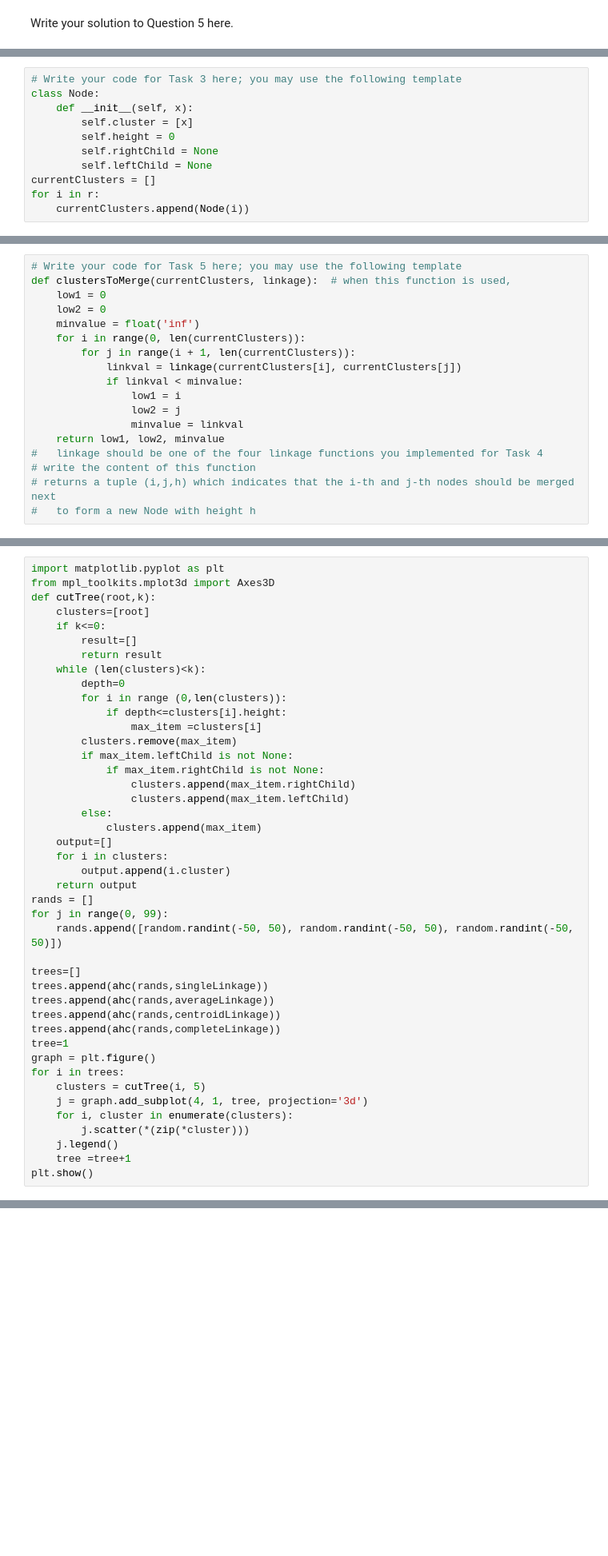
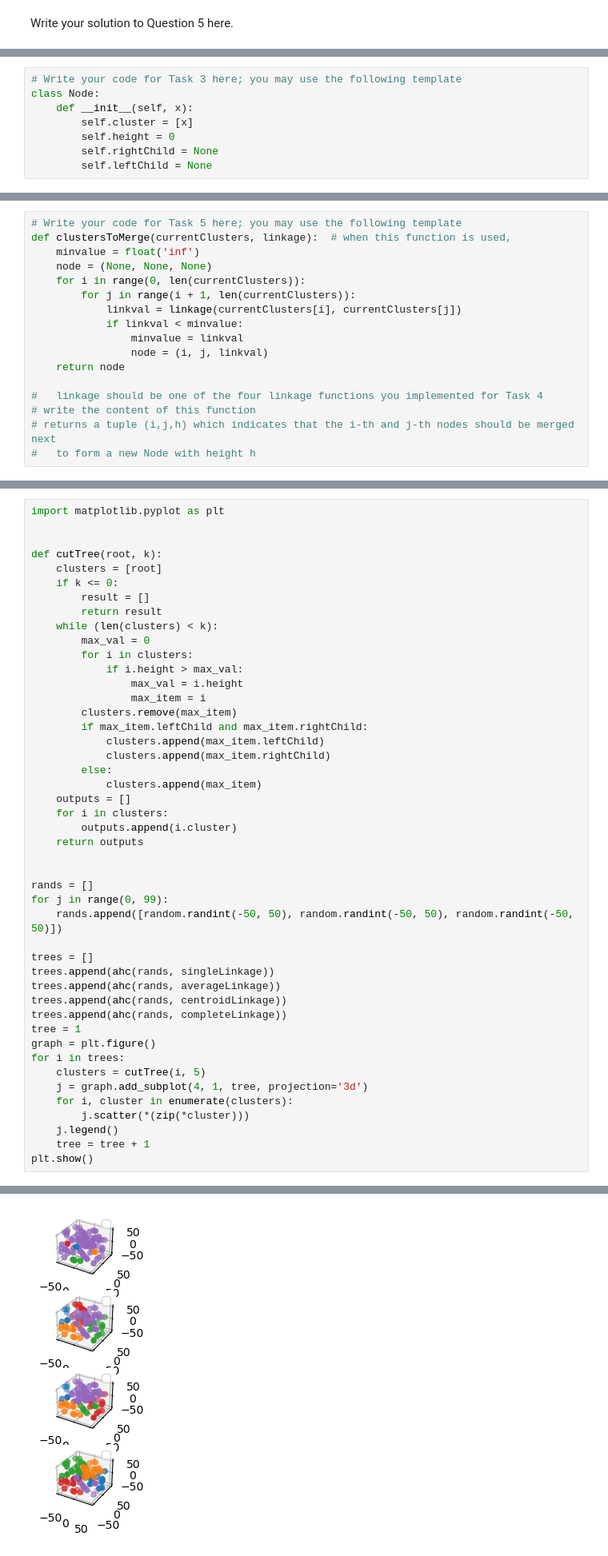
Before and after one commit to hayden000/Agglomerative-Hierarchical-Clustering, a Jupyter notebook: DataAnalysisCW2-2.ipynb, the cells around one changed output, grey strips where cells are left out. Shown at 80% size. Saved outputs shown, nothing was run; the diff lists cells and outputs as text; blank space fills up the shorter version.

```diff
--- a/DataAnalysisCW2-2.ipynb
+++ b/DataAnalysisCW2-2.ipynb
@@ -43,9 +42,6 @@ class Node:
         self.height = 0
         self.rightChild = None
         self.leftChild = None
-currentClusters = []
-for i in r:
-    currentClusters.append(Node(i))
 # %%
 # Write your code for Task 4 here; you may use the following template
 def singleLinkage(node1, node2):
@@ -101,17 +103,16 @@ def centroidLinkage(node1, node2):
 # %%
 # Write your code for Task 5 here; you may use the following template
 def clustersToMerge(currentClusters, linkage):  # when this function is used,
-    low1 = 0
-    low2 = 0
     minvalue = float('inf')
+    node = (None, None, None)
     for i in range(0, len(currentClusters)):
         for j in range(i + 1, len(currentClusters)):
             linkval = linkage(currentClusters[i], currentClusters[j])
             if linkval < minvalue:
-                low1 = i
-                low2 = j
                 minvalue = linkval
-    return low1, low2, minvalue
+                node = (i, j, linkval)
+    return node
+
 #   linkage should be one of the four linkage functions you implemented for Task 4
 # write the content of this function
 # returns a tuple (i,j,h) which indicates that the i-th and j-th nodes should be merged next
@@ -234,37 +144,40 @@ def ahc(observations, linkage):
 # %%
 import matplotlib.pyplot as plt
-from mpl_toolkits.mplot3d import Axes3D
-def cutTree(root,k):
-    clusters=[root]
-    if k<=0:
-        result=[]
+
+
+def cutTree(root, k):
+    clusters = [root]
+    if k <= 0:
+        result = []
         return result
-    while (len(clusters)<k):
-        depth=0
-        for i in range (0,len(clusters)):
-            if depth<=clusters[i].height:
-                max_item =clusters[i]
+    while (len(clusters) < k):
+        max_val = 0
+        for i in clusters:
+            if i.height > max_val:
+                max_val = i.height
+                max_item = i
         clusters.remove(max_item)
-        if max_item.leftChild is not None:
-            if max_item.rightChild is not None:
-                clusters.append(max_item.rightChild)
-                clusters.append(max_item.leftChild)
+        if max_item.leftChild and max_item.rightChild:
+            clusters.append(max_item.leftChild)
+            clusters.append(max_item.rightChild)
         else:
             clusters.append(max_item)
-    output=[]
+    outputs = []
     for i in clusters:
-        output.append(i.cluster)
-    return output
+        outputs.append(i.cluster)
+    return outputs
+
+
 rands = []
 for j in range(0, 99):
     rands.append([random.randint(-50, 50), random.randint(-50, 50), random.randint(-50, 50)])
 
-trees=[]
-trees.append(ahc(rands,singleLinkage))
-trees.append(ahc(rands,averageLinkage))
-trees.append(ahc(rands,centroidLinkage))
-trees.append(ahc(rands,completeLinkage))
-tree=1
+trees = []
+trees.append(ahc(rands, singleLinkage))
+trees.append(ahc(rands, averageLinkage))
+trees.append(ahc(rands, centroidLinkage))
+trees.append(ahc(rands, completeLinkage))
+tree = 1
 graph = plt.figure()
 for i in trees:
     clusters = cutTree(i, 5)
@@ -272,6 +185,6 @@ for i in trees:
     for i, cluster in enumerate(clusters):
         j.scatter(*(zip(*cluster)))
     j.legend()
-    tree =tree+1
+    tree = tree + 1
 plt.show()
 # %% [output]
@@ -279,2 +195,3 @@ ValueError: list.remove(x): x not in list
+[figure, added]
 # %% [markdown]
 Write your observations from Task 7 here.
```
Also changed, not shown: parts of 5 cells of this notebook.
